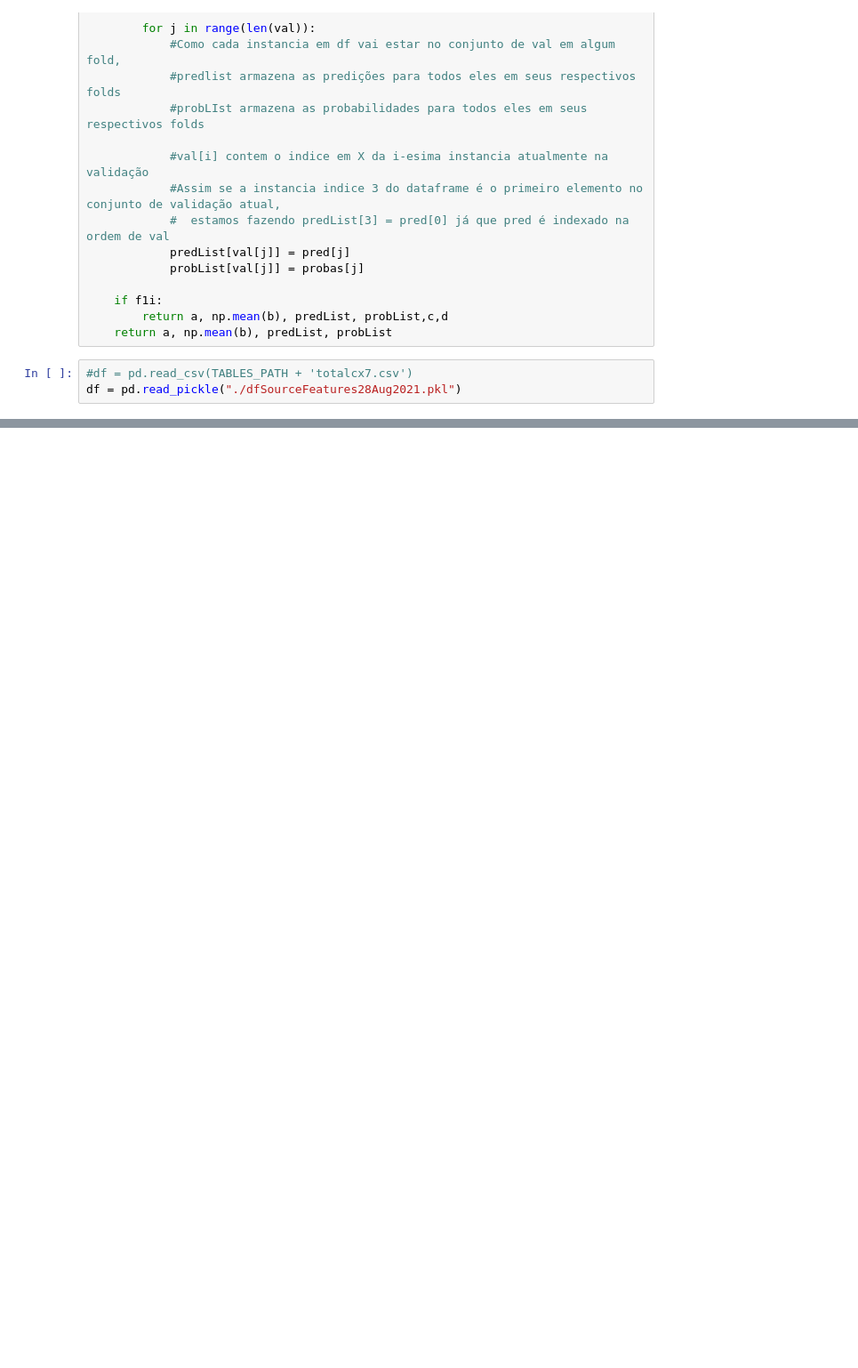
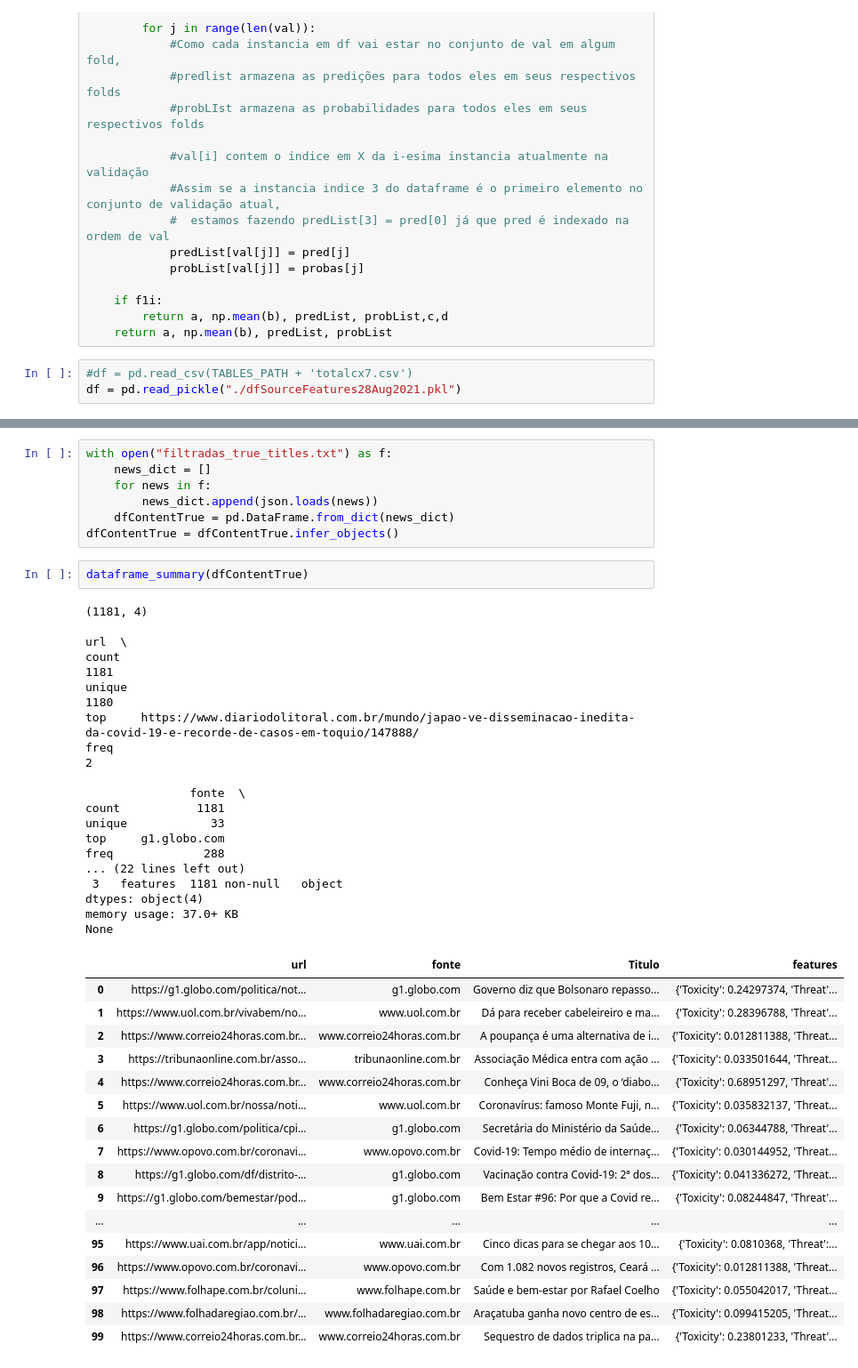
Before and after one commit to joaomcouto/E02_misinformation_detection, a Jupyter notebook: MM/Misinfo_MM.ipynb, the cells around one changed output, grey strips where cells are left out. Shown at 89% size. Cells and saved outputs as stored; diff of their text form; blank space fills up the shorter version.

```diff
--- a/MM/Misinfo_MM.ipynb
+++ b/MM/Misinfo_MM.ipynb
@@ -363,0 +507,44 @@ df['domain_dns_caa_txt_count']= df['domain_dns_caa_txt_count'].astype('int')
+# %%
+with open("filtradas_true_titles.txt") as f:
+    news_dict = []
+    for news in f:
+        news_dict.append(json.loads(news))
+    dfContentTrue = pd.DataFrame.from_dict(news_dict)
+dfContentTrue = dfContentTrue.infer_objects()
+# %%
+dataframe_summary(dfContentTrue)
+# %% [output]
+(1181, 4)
+                                                                                                                            url  \
+count                                                                                                                      1181
+unique                                                                                                                     1180
+top     https://www.diariodolitoral.com.br/mundo/japao-ve-disseminacao-inedita-da-covid-19-e-recorde-de-casos-em-toquio/147888/
+freq                                                                                                                          2
+
+               fonte  \
+count           1181
+unique            33
+top     g1.globo.com
+freq             288
+... (22 lines left out)
+ 3   features  1181 non-null   object
+dtypes: object(4)
+memory usage: 37.0+ KB
+None
+|  | url | fonte | Titulo | features |
+| 0 | https://g1.globo.com/politica/not... | g1.globo.com | Governo diz que Bolsonaro repasso... | {'Toxicity': 0.24297374, 'Threat'... |
+| 1 | https://www.uol.com.br/vivabem/no... | www.uol.com.br | Dá para receber cabeleireiro e ma... | {'Toxicity': 0.28396788, 'Threat'... |
+| 2 | https://www.correio24horas.com.br... | www.correio24horas.com.br | A poupança é uma alternativa de i... | {'Toxicity': 0.012811388, 'Threat... |
+| 3 | https://tribunaonline.com.br/asso... | tribunaonline.com.br | Associação Médica entra com ação ... | {'Toxicity': 0.033501644, 'Threat... |
+| 4 | https://www.correio24horas.com.br... | www.correio24horas.com.br | Conheça Vini Boca de 09, o ‘diabo... | {'Toxicity': 0.68951297, 'Threat'... |
+| 5 | https://www.uol.com.br/nossa/noti... | www.uol.com.br | Coronavírus: famoso Monte Fuji, n... | {'Toxicity': 0.035832137, 'Threat... |
+| 6 | https://g1.globo.com/politica/cpi... | g1.globo.com | Secretária do Ministério da Saúde... | {'Toxicity': 0.06344788, 'Threat'... |
+| 7 | https://www.opovo.com.br/coronavi... | www.opovo.com.br | Covid-19: Tempo médio de internaç... | {'Toxicity': 0.030144952, 'Threat... |
+| 8 | https://g1.globo.com/df/distrito-... | g1.globo.com | Vacinação contra Covid-19: 2ª dos... | {'Toxicity': 0.041336272, 'Threat... |
+| 9 | https://g1.globo.com/bemestar/pod... | g1.globo.com | Bem Estar #96: Por que a Covid re... | {'Toxicity': 0.08244847, 'Threat'... |
+| ... | ... | ... | ... | ... |
+| 95 | https://www.uai.com.br/app/notici... | www.uai.com.br | Cinco dicas para se chegar aos 10... | {'Toxicity': 0.0810368, 'Threat':... |
+| 96 | https://www.opovo.com.br/coronavi... | www.opovo.com.br | Com 1.082 novos registros, Ceará ... | {'Toxicity': 0.012811388, 'Threat... |
+| 97 | https://www.folhape.com.br/coluni... | www.folhape.com.br | Saúde e bem-estar por Rafael Coelho | {'Toxicity': 0.055042017, 'Threat... |
+| 98 | https://www.folhadaregiao.com.br/... | www.folhadaregiao.com.br | Araçatuba ganha novo centro de es... | {'Toxicity': 0.099415205, 'Threat... |
+| 99 | https://www.correio24horas.com.br... | www.correio24horas.com.br | Sequestro de dados triplica na pa... | {'Toxicity': 0.23801233, 'Threat'... |
```
Also changed, not shown: parts of 38 cells of this notebook, 4 other files.
